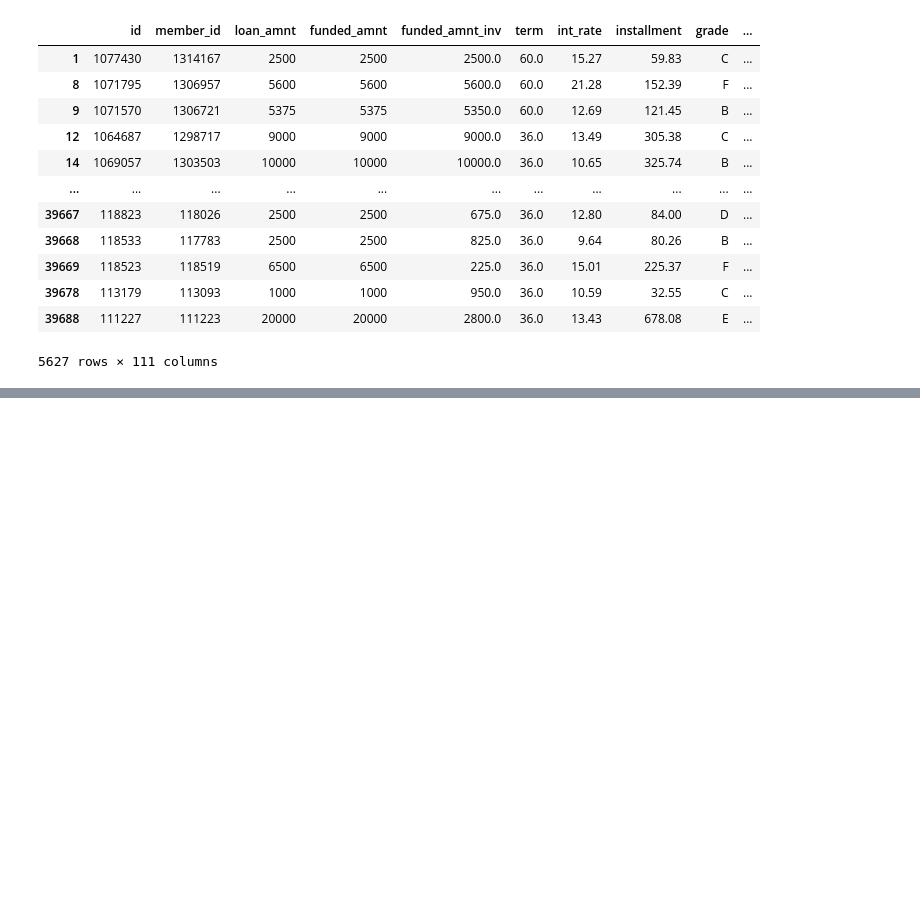
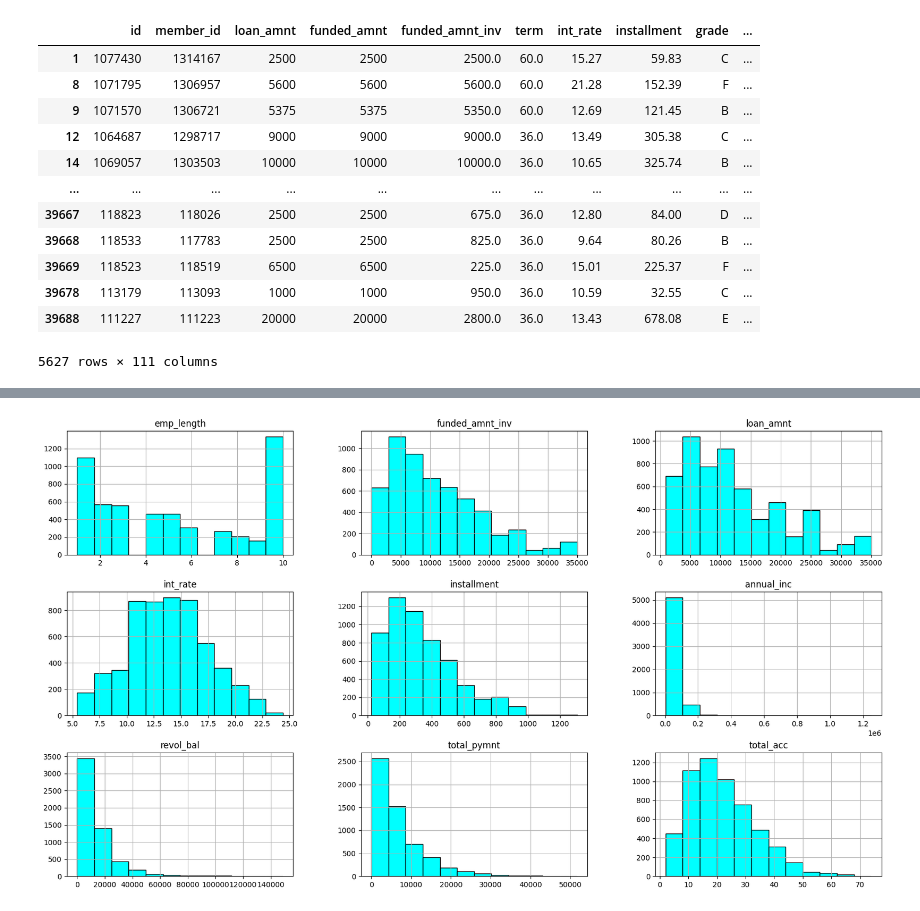
Before and after one commit to abhijit673/Lending-Club-Case-Study, a Jupyter notebook: Lending Club Case Study.ipynb, the cells around one changed output, grey strips where cells are left out. Cells and saved outputs as stored; diff of their text form; code cells hidden in the pictures; blank space fills up the shorter version.

```diff
--- a/Lending Club Case Study.ipynb
+++ b/Lending Club Case Study.ipynb
@@ -122,0 +214,6 @@ default_df
+# %%
+# Studying the financial metrics of all the defaulters
+default_df[["emp_length", "funded_amnt_inv", "loan_amnt", "int_rate", "installment", "annual_inc", "revol_bal", "total_pymnt", "total_acc"]
+           ].hist(color = 'cyan', edgecolor='Black', alpha = 1, bins=12, layout = (3,3), figsize = (20,11));
+# %% [output]
+[figure, added]
```
Also changed, not shown: parts of 32 cells of this notebook, 1 other file.
